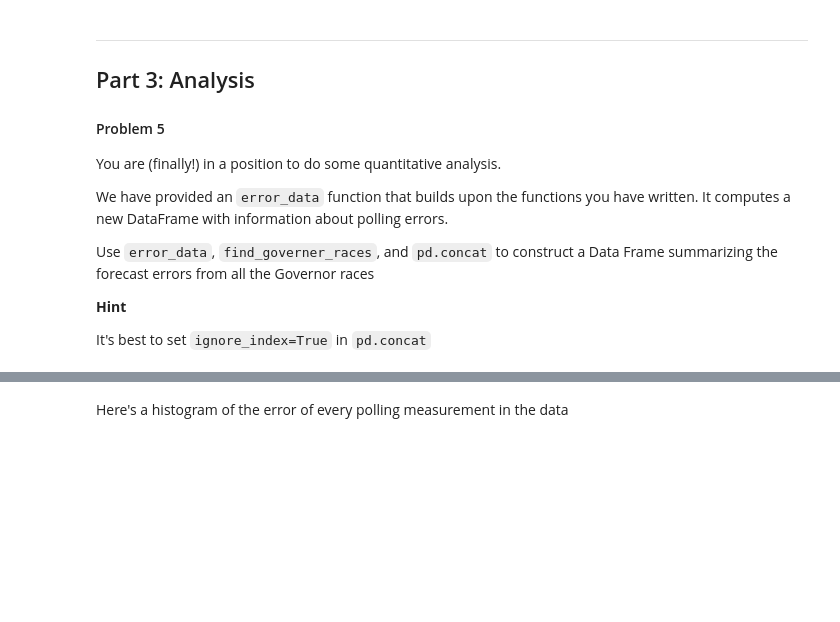
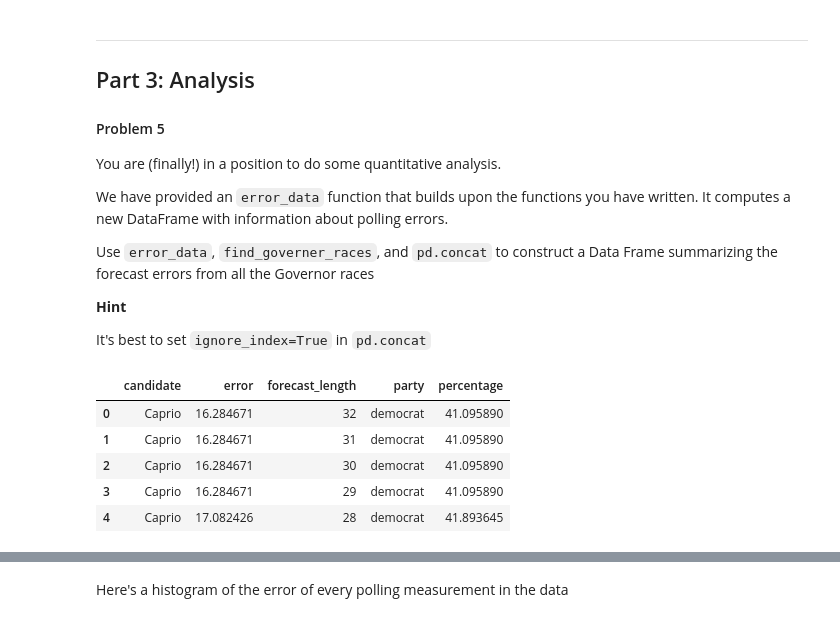
Before and after one commit to anyuanay/Practical-Data-Science-With-Open-Source-Techniques, a Jupyter notebook: using-python/cs109-HW1.ipynb, the cells around one changed output, grey strips where cells are left out. Cells and saved outputs as stored; diff of their text form; code cells hidden in the pictures; blank space fills up the shorter version.

```diff
--- a/using-python/cs109-HW1.ipynb
+++ b/using-python/cs109-HW1.ipynb
@@ -382,3 +382,14 @@ Write a function that scans html for links to URLs like this
      'http://www.realclearpolitics.com/epolls/2010/governor/ca/california_governor_whitman_vs_brown-1113.html']
 """
 #your code here
+
+import fnmatch as fm
+def find_governor_races(html):
+    pattern = "http://www.realclearpolitics.com/epolls/2010/governor/??/*-*.html"
+    result = []
+    dom = web.Element(html)
+    for option in dom.by_tag('option'):
+        aLink = option.attributes['value']
+        if fm.fnmatch(aLink, pattern):
+            result.append(aLink)
+    return result
@@ -423,6 +462,21 @@ You can do this by selection `view->developer->view source` in Chrome, or `Tools
     {'Brown': 56.0126582278481, 'Whitman': 43.9873417721519}
 """
 #your code here
+def race_result(url):
+    dom = web.Element(requests.get(url).text)
+
+    table = dom.by_tag('div#polling-data-rcp')[0]
+    result_data = table.by_tag('tr.final')[0]
+    td = result_data.by_tag('td')
+
+    results = [float(t.content) for t in td[3:-1]]
+    tot = sum(results) / 100
+
+    #get table headers
+    headers = table.by_tag('th')
+    labels = [str(t.content).split('(')[0].strip() for t in headers[3:-1]]
+
+    return {l:r / tot for l, r in zip(labels, results)}
 # %% [markdown]
 Here are some more utility functions that take advantage of what you've done so far.
 # %%
@@ -491,6 +559,12 @@ def party_from_color(color):
         return 'republican'
     return 'other'
 
+def my_strip(s):
+    """This function removes non-letter characters from a word
+
+    for example _strip('Hi there!') == 'Hi there'
+    """
+    return re.sub(r'[\W_]+', '', s)
 
 def error_data(url):
     """
@@ -501,7 +575,7 @@ def error_data(url):
     forecast_length: Number of days before the election
     percentage: The percent of poll votes a candidate has.
                 Normalized to that the canddidate percentages add to 100%
-    error: Difference between percentage and actual race reulst
+    error: Difference between percentage and actual race result
     party: Political party of the candidate
 
     The data are resampled as necessary, to provide one data point per day
@@ -518,9 +592,9 @@ def error_data(url):
     result = race_result(url)
 
     #remove non-letter characters from columns
-    df = df.rename(columns={c: _strip(c) for c in df.columns})
+    df = df.rename(columns={c: my_strip(c) for c in df.columns})
     for k, v in result.items():
-        result[_strip(k)] = v
+        result[my_strip(k)] = v
 
     candidates = [c for c in df.columns if c is not 'date']
 
@@ -560,6 +634,17 @@ def error_data(url):
 
     result = pd.DataFrame(result)
     return result
+# %%
+url = "http://www.realclearpolitics.com/epolls/2010/governor/ri/rhode_island_governor_chafee_vs_caprio_vs_robitaille-1232.html"
+result = error_data(url)
+result.head()
+# %% [output]
+|  | candidate | error | forecast_length | party | percentage |
+| 0 | Caprio | 16.284671 | 32 | democrat | 41.095890 |
+| 1 | Caprio | 16.284671 | 31 | democrat | 41.095890 |
+| 2 | Caprio | 16.284671 | 30 | democrat | 41.095890 |
+| 3 | Caprio | 16.284671 | 29 | democrat | 41.095890 |
+| 4 | Caprio | 17.082426 | 28 | democrat | 41.893645 |
 # %%
 """
 function
```
Also changed, not shown: parts of 13 cells of this notebook.
